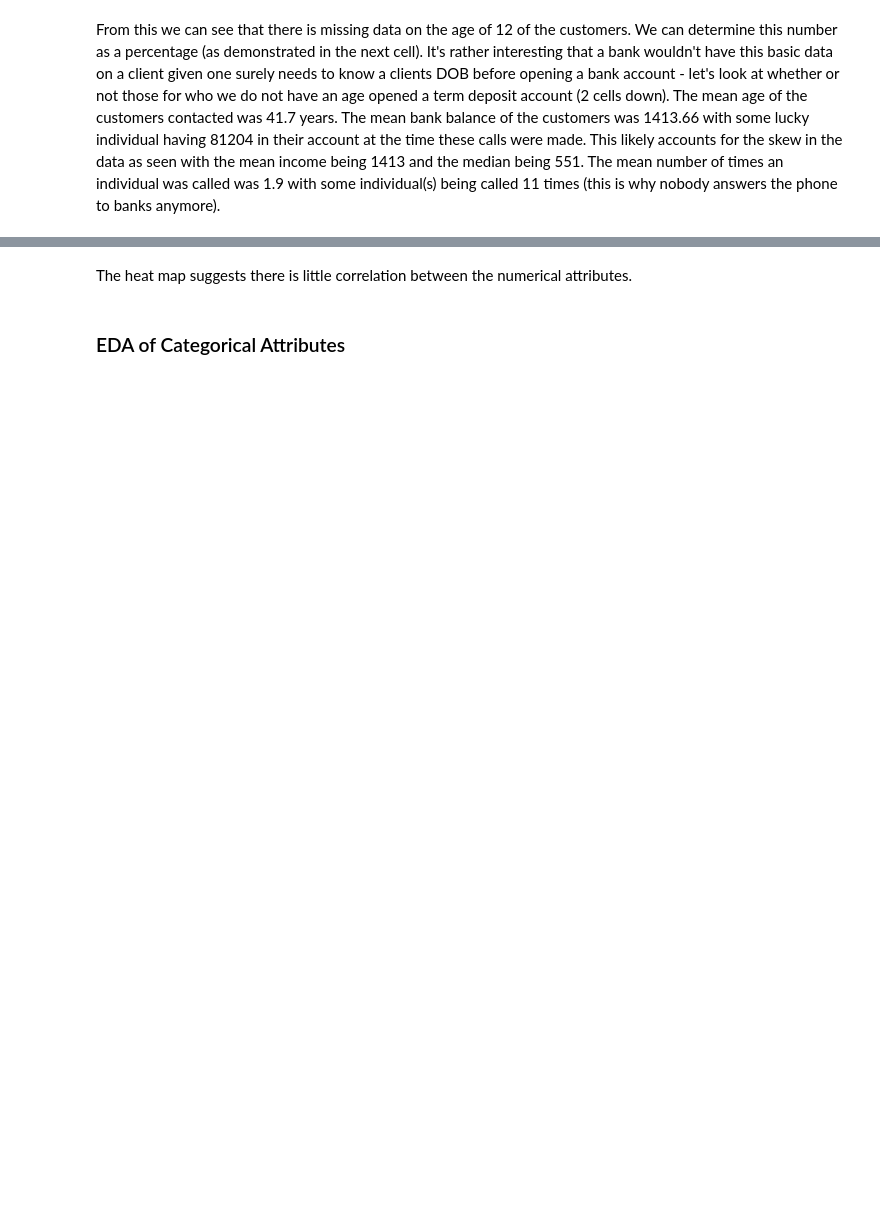
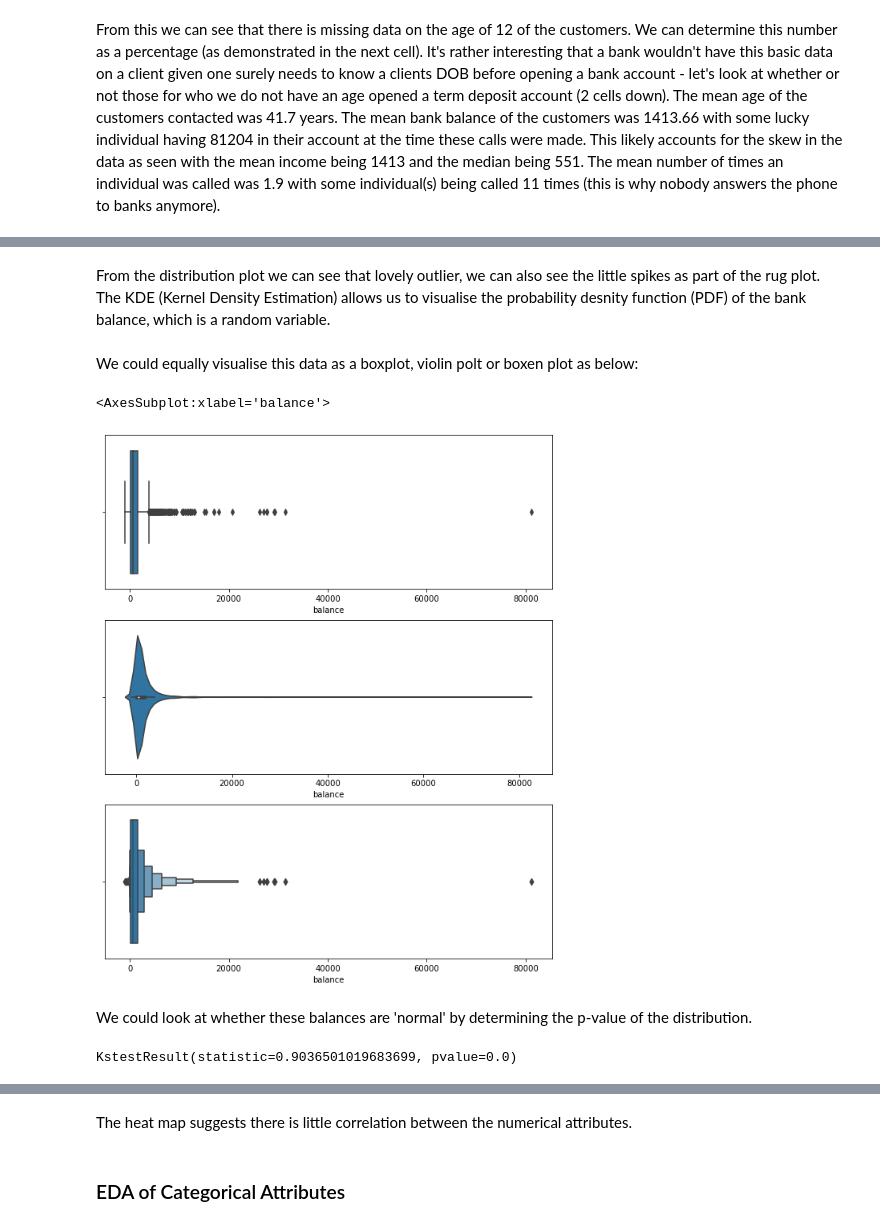
Before and after one commit to darren-king/Exploratory-Data-Analysis, a Jupyter notebook: etivity1.ipynb, the cells around one changed output, grey strips where cells are left out. Cells and saved outputs as stored; diff of their text form; code cells hidden in the pictures; blank space fills up the shorter version.

```diff
--- a/etivity1.ipynb
+++ b/etivity1.ipynb
@@ -143,0 +205,19 @@ sns.heatmap(df.corr());
+# %% [markdown]
+From the distribution plot we can see that lovely outlier, we can also see the little spikes as part of the rug plot.
+The KDE (Kernel Density Estimation) allows us to visualise the probability desnity function (PDF) of the bank balance, which is a random variable.
+# %% [markdown]
+We could equally visualise this data as a boxplot, violin polt or boxen plot as below:
+# %%
+fig, axs = plt.subplots(nrows=3, figsize=(10,12))
+sns.boxplot(df.balance, ax = axs[0], fliersize=5)
+sns.violinplot(df.balance, ax = axs[1])
+sns.boxenplot(df.balance, ax = axs[2])
+# %% [output]
+<AxesSubplot:xlabel='balance'>
+[figure, added]
+# %% [markdown]
+We could look at whether these balances are 'normal' by determining the p-value of the distribution.
+# %%
+stats.kstest(df.balance, cdf="norm")
+# %% [output]
+KstestResult(statistic=0.9036501019683699, pvalue=0.0)
```
Also changed, not shown: parts of 50 cells of this notebook.
